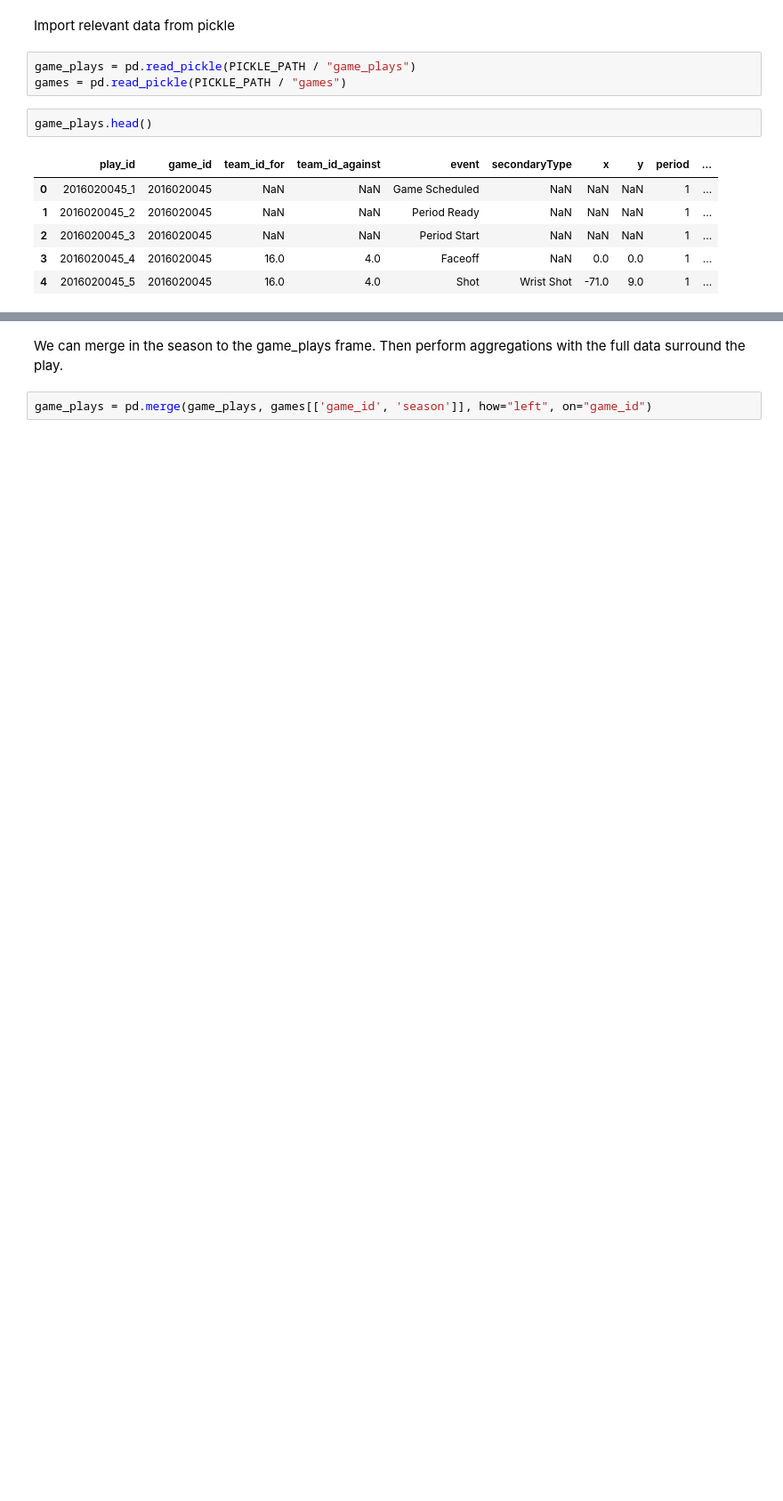
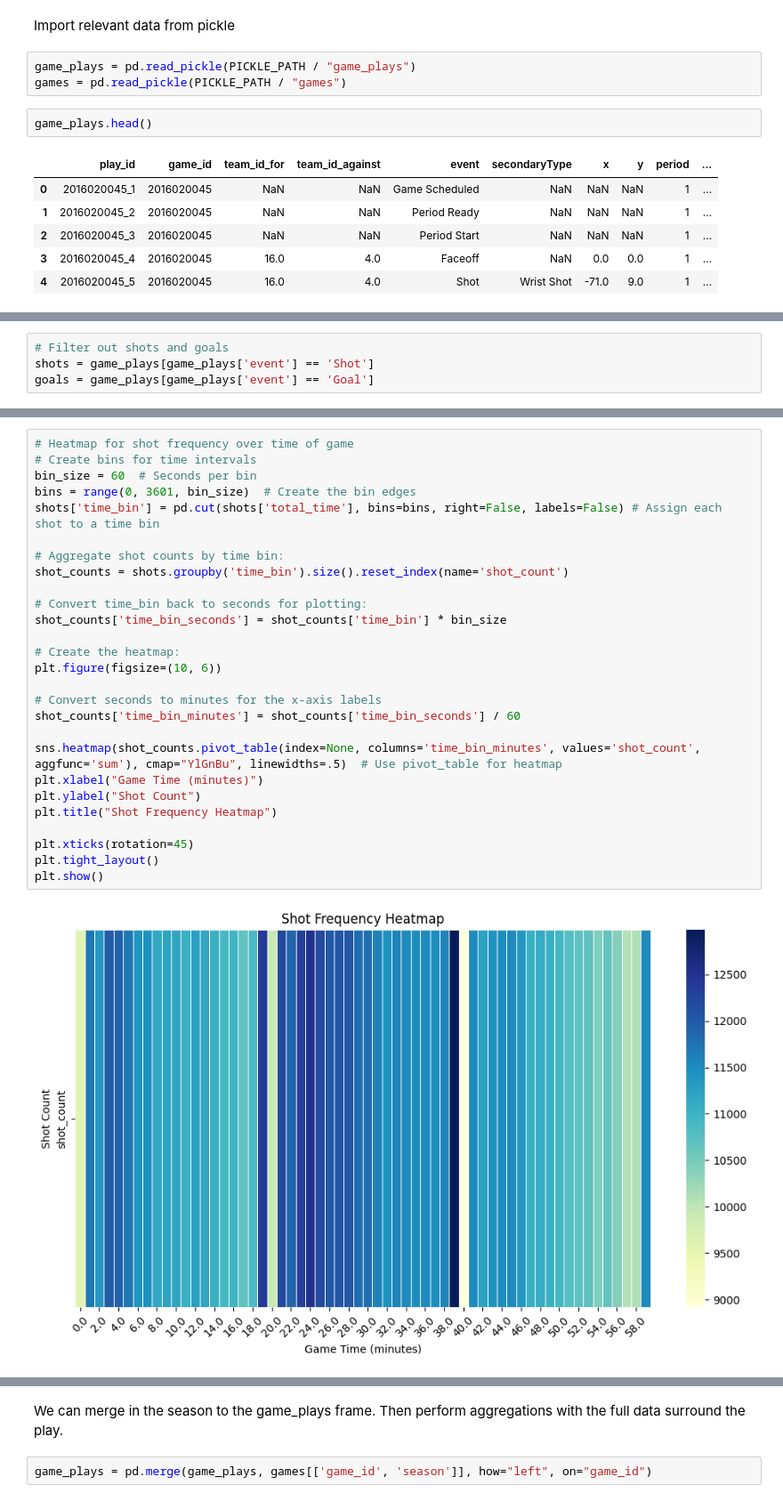
Before and after one commit to mattzirp/pucks_to_the_net, a Jupyter notebook: notebooks/time_series_analysis.ipynb, the cells around one changed output, grey strips where cells are left out. Shown at 89% size. Saved outputs shown, nothing was run; the diff lists cells and outputs as text; blank space fills up the shorter version.

```diff
--- a/notebooks/time_series_analysis.ipynb
+++ b/notebooks/time_series_analysis.ipynb
@@ -31,3 +33,7 @@ games.head()
 | 2 | 2015020314 | 20152016 | R | 2015-11-24T01:00:00Z | 21 | 52 | 4 | 1 | away win REG | ... |
 | 3 | 2015020849 | 20152016 | R | 2016-02-17T00:00:00Z | 52 | 12 | 1 | 2 | home win REG | ... |
 | 4 | 2017020586 | 20172018 | R | 2017-12-30T03:00:00Z | 20 | 24 | 1 | 2 | home win REG | ... |
+# %%
+# Filter out shots and goals
+shots = game_plays[game_plays['event'] == 'Shot']
+goals = game_plays[game_plays['event'] == 'Goal']
@@ -33,0 +72,29 @@ games.head()
+# %%
+# Heatmap for shot frequency over time of game
+# Create bins for time intervals
+bin_size = 60  # Seconds per bin
+bins = range(0, 3601, bin_size)  # Create the bin edges
+shots['time_bin'] = pd.cut(shots['total_time'], bins=bins, right=False, labels=False) # Assign each shot to a time bin
+
+# Aggregate shot counts by time bin:
+shot_counts = shots.groupby('time_bin').size().reset_index(name='shot_count')
+
+# Convert time_bin back to seconds for plotting:
+shot_counts['time_bin_seconds'] = shot_counts['time_bin'] * bin_size
+
+# Create the heatmap:
+plt.figure(figsize=(10, 6))
+
+# Convert seconds to minutes for the x-axis labels
+shot_counts['time_bin_minutes'] = shot_counts['time_bin_seconds'] / 60
+
+sns.heatmap(shot_counts.pivot_table(index=None, columns='time_bin_minutes', values='shot_count', aggfunc='sum'), cmap="YlGnBu", linewidths=.5)  # Use pivot_table for heatmap
+plt.xlabel("Game Time (minutes)")
+plt.ylabel("Shot Count")
+plt.title("Shot Frequency Heatmap")
+
+plt.xticks(rotation=45)
+plt.tight_layout()
+plt.show()
+# %% [output]
+[figure, added]
```
Also changed, not shown: parts of 12 cells of this notebook, 4 other files.
